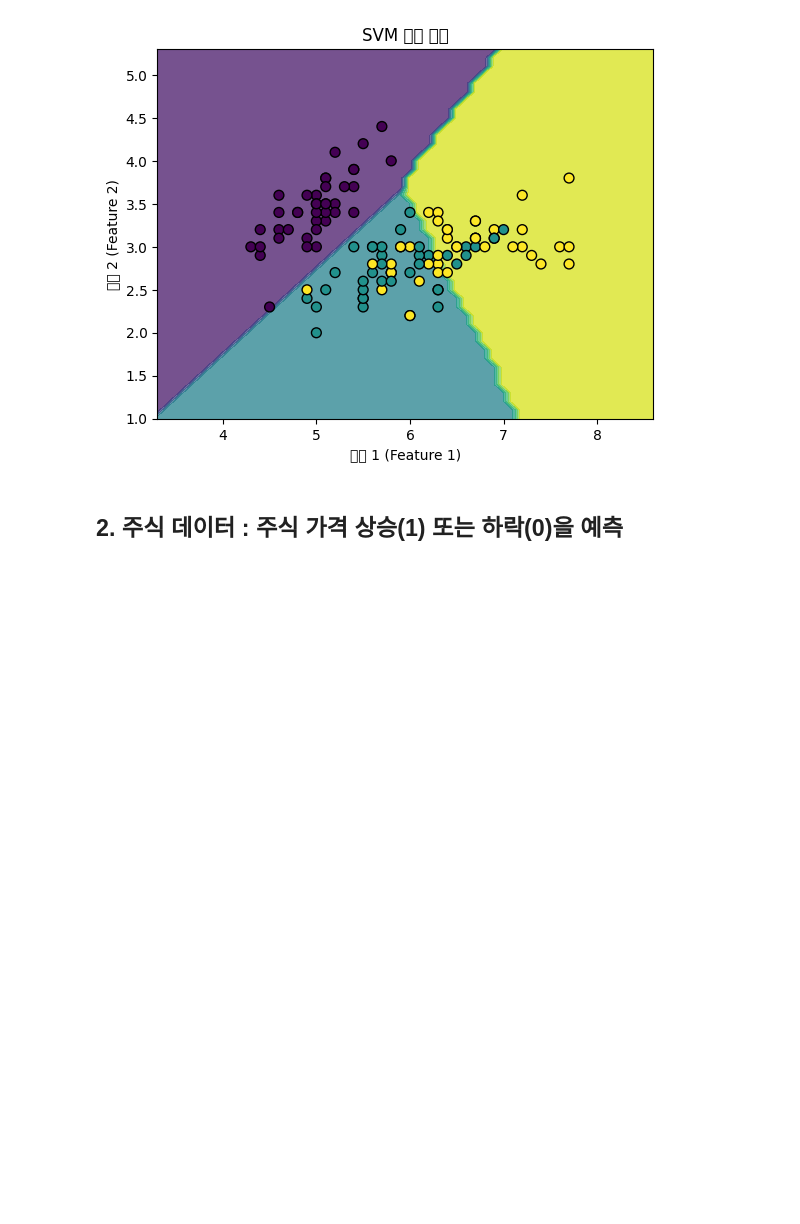
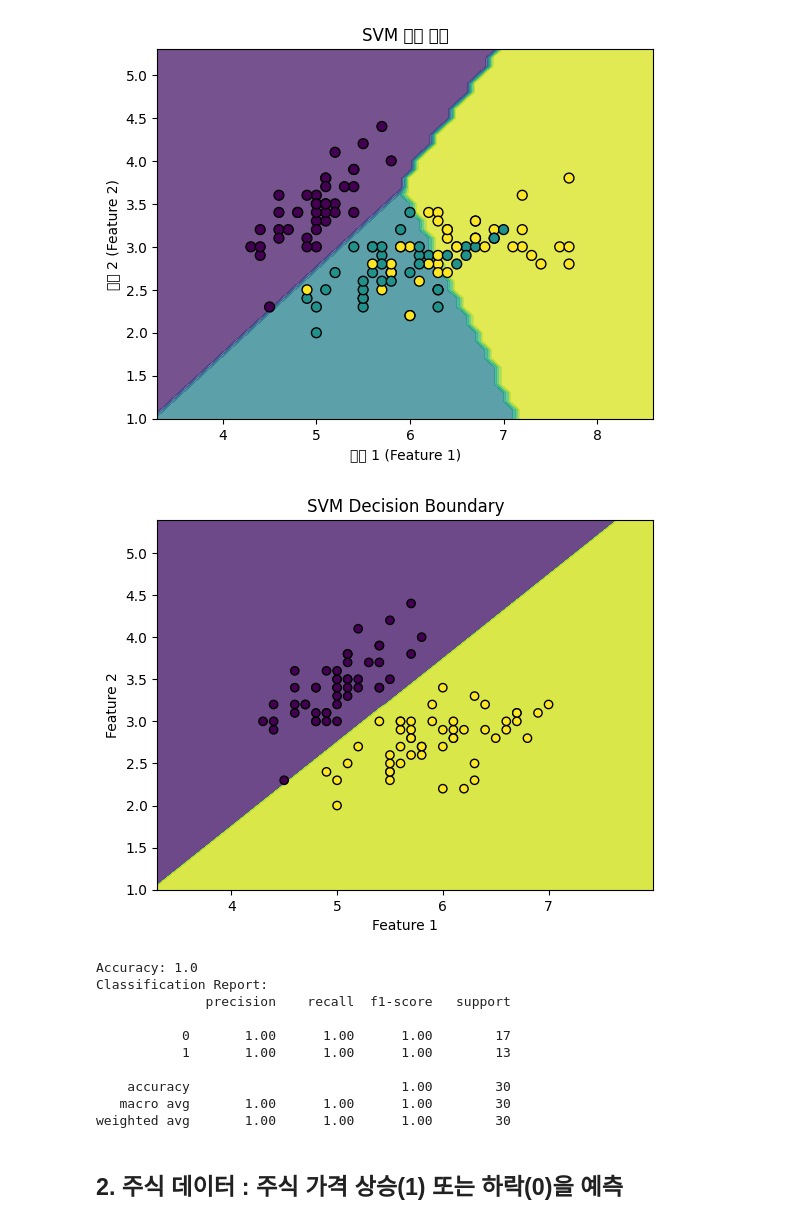
Before and after one commit to freejyb/kdigital, a Jupyter notebook: 머신러닝/분류알고리즘/Support Vector Machine (SVM).ipynb, the cells around one changed output. Cells and saved outputs as stored; diff of their text form; code cells hidden in the pictures; blank space fills up the shorter version.

```diff
--- a/머신러닝/분류알고리즘/Support Vector Machine (SVM).ipynb
+++ b/머신러닝/분류알고리즘/Support Vector Machine (SVM).ipynb
@@ -107,6 +107,70 @@ plt.show()
 # 결과:
 # 모델 정확도는 테스트 데이터에 대해 분류가 얼마나 잘 이루어졌는지를 나타냅니다.
 # 결정 경계는 SVM이 데이터의 각 클래스를 어떻게 구분하는지 시각적으로 보여줍니다.
+# %%
+# Importing necessary libraries
+import numpy as np
+from sklearn import datasets
+from sklearn.model_selection import train_test_split
+from sklearn.svm import SVC
+from sklearn.metrics import accuracy_score, classification_report
+import matplotlib.pyplot as plt
+
+# Load example dataset: Iris
+iris = datasets.load_iris()
+X = iris.data[:, :2]  # Using only the first two features for visualization
+y = iris.target
+
+# Binary classification: Selecting only two classes for simplicity
+X = X[y != 2]
+y = y[y != 2]
+
+# Splitting the dataset
+X_train, X_test, y_train, y_test = train_test_split(X, y, test_size=0.3, random_state=42)
+
+# Creating and training the SVM model
+svm_model = SVC(kernel='linear', C=1.0)  # Linear kernel
+svm_model.fit(X_train, y_train)
+
+# Predicting and evaluating
+y_pred = svm_model.predict(X_test)
+accuracy = accuracy_score(y_test, y_pred)
+
+# Decision boundary visualization
+def plot_decision_boundary(X, y, model):
+    x_min, x_max = X[:, 0].min() - 1, X[:, 0].max() + 1
+    y_min, y_max = X[:, 1].min() - 1, X[:, 1].max() + 1
+    xx, yy = np.meshgrid(np.arange(x_min, x_max, 0.01),
+                         np.arange(y_min, y_max, 0.01))
+    Z = model.predict(np.c_[xx.ravel(), yy.ravel()])
+    Z = Z.reshape(xx.shape)
+
+    plt.contourf(xx, yy, Z, alpha=0.8)
+    plt.scatter(X[:, 0], X[:, 1], c=y, edgecolor='k', marker='o')
+    plt.title("SVM Decision Boundary")
+    plt.xlabel('Feature 1')
+    plt.ylabel('Feature 2')
+    plt.show()
+
+# Plotting decision boundary
+plot_decision_boundary(X, y, svm_model)
+
+# Displaying results
+print(f"Accuracy: {accuracy}")
+print("Classification Report:")
+print(classification_report(y_test, y_pred))
+# %% [output]
+[figure, added]
+Accuracy: 1.0
+Classification Report:
+              precision    recall  f1-score   support
+
+           0       1.00      1.00      1.00        17
+           1       1.00      1.00      1.00        13
+
+    accuracy                           1.00        30
+   macro avg       1.00      1.00      1.00        30
+weighted avg       1.00      1.00      1.00        30
 # %% [markdown]
 ## 2. 주식 데이터 : 주식 가격 상승(1) 또는 하락(0)을 예측
 # %%
```
